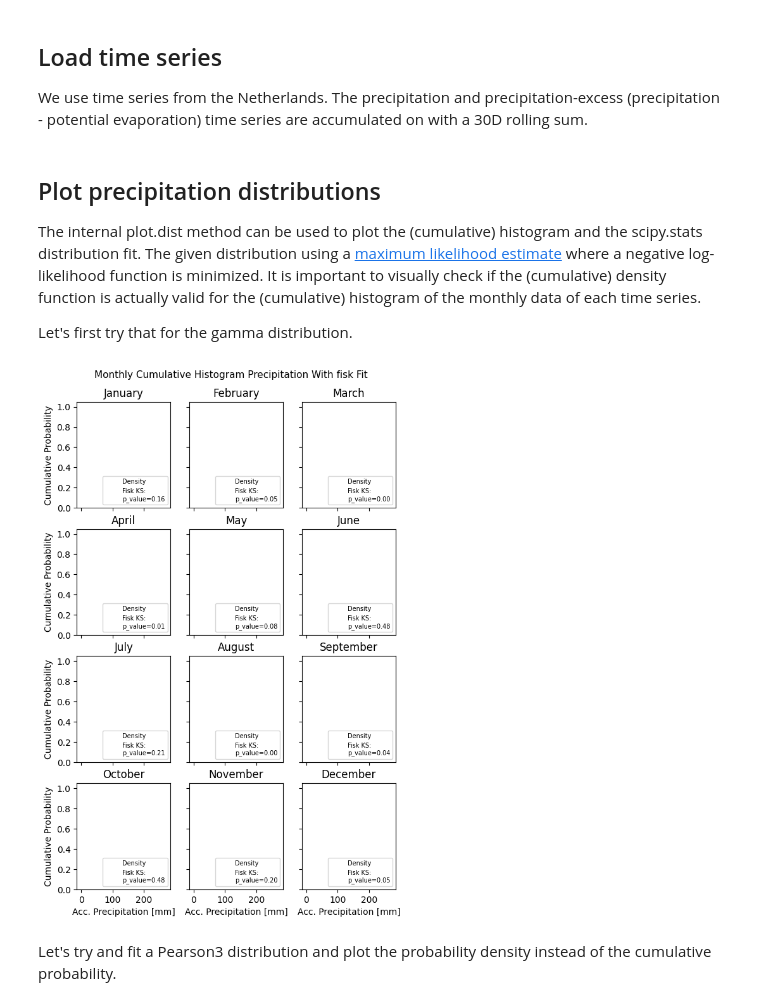
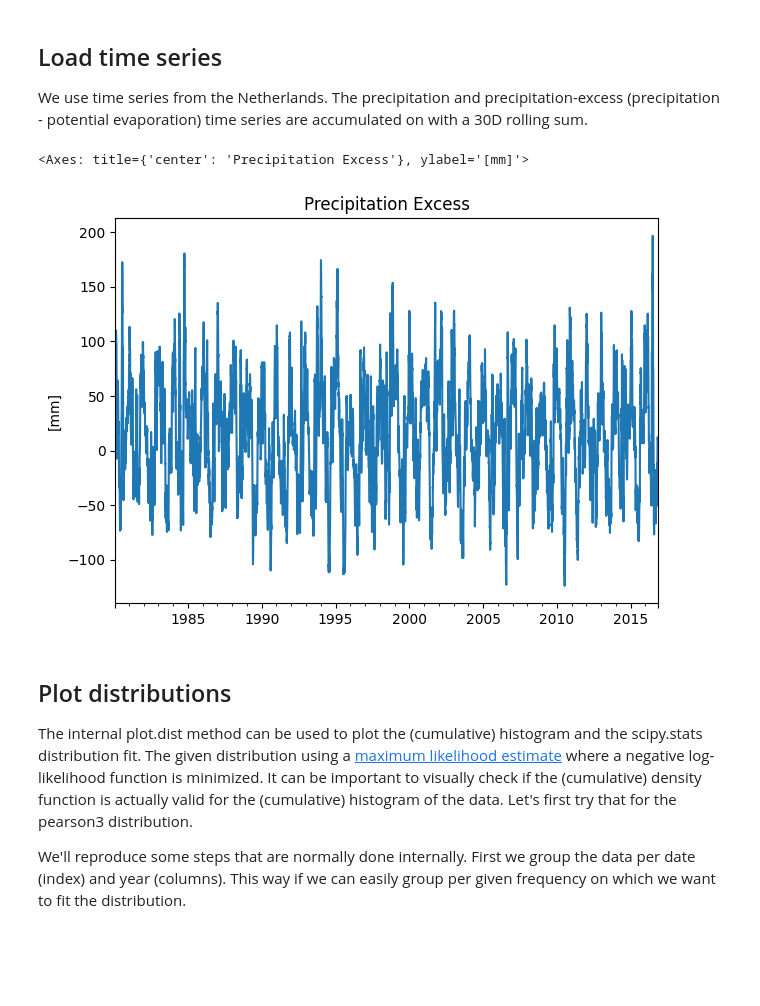
Before and after one commit to martinvonk/SPEI, a Jupyter notebook: doc/examples/example02_distributions.ipynb, the cells around one changed output. Cells and saved outputs as stored; diff of their text form; code cells hidden in the pictures; blank space fills up the shorter version.

Commit message:
better distribution notebooks

```diff
--- a/doc/examples/example02_distributions.ipynb
+++ b/doc/examples/example02_distributions.ipynb
@@ -18,36 +19,27 @@ We use time series from the Netherlands. The precipitation and precipitation-exc
 # %%
 fileurl = "https://raw.githubusercontent.com/pastas/pastas/master/doc/examples/data"
 rain = (
     pd.read_csv(f"{fileurl}/rain_nb1.csv", index_col=0, parse_dates=True)
     .squeeze()
     .multiply(1e3)
 )  # to mm
 evap = (
     pd.read_csv(f"{fileurl}/evap_nb1.csv", index_col=0, parse_dates=True)
     .squeeze()
     .multiply(1e3)
 )  # to mm
 
 # accumulate time series
 f = 30
 prec = rain.rolling(f"{f}D", min_periods=f).sum().dropna()
 pe = (rain - evap).dropna().rolling(f"{f}D", min_periods=f).sum().dropna()
+pe.plot(xlabel="", ylabel="[mm]", title="Precipitation Excess", figsize=(7, 5))
+# %% [output]
+<Axes: title={'center': 'Precipitation Excess'}, ylabel='[mm]'>
+[figure, added]
 # %% [markdown]
-## Plot precipitation distributions
+## Plot distributions
 
-The internal plot.dist method can be used to plot the (cumulative) histogram and the scipy.stats distribution fit. The given distribution using a [maximum likelihood estimate](https://docs.scipy.org/doc/scipy/reference/generated/scipy.stats.rv_continuous.fit.html#scipy.stats.rv_continuous.fit) where a negative log-likelihood function is minimized. It is important to visually check if the (cumulative) density function is actually valid for the (cumulative) histogram of the monthly data of each time series.
+The internal plot.dist method can be used to plot the (cumulative) histogram and the scipy.stats distribution fit. The given distribution using a [maximum likelihood estimate](https://docs.scipy.org/doc/scipy/reference/generated/scipy.stats.rv_continuous.fit.html#scipy.stats.rv_continuous.fit) where a negative log-likelihood function is minimized. It can be important to visually check if the (cumulative) density function is actually valid for the (cumulative) histogram of the data. Let's first try that for the pearson3 distribution.
 
-Let's first try that for the gamma distribution.
+We'll reproduce some steps that are normally done internally. First we group the data per date (index) and year (columns). This way if we can easily group per given frequency on which we want to fit the distribution.
-# %%
-dist = scs.fisk
-axs = si.plot.dist(prec, dist, cumulative=True)
-plt.suptitle(
-    f"Monthly Cumulative Histogram Precipitation With {dist.name} Fit",
-    y=0.93,
-    fontsize=11,
-)
-[ax.set_xlabel("Acc. Precipitation [mm]") for ax in axs[-1]];
-# %% [output]
-[figure, removed]
-# %% [markdown]
-Let's try and fit a Pearson3 distribution and plot the probability density instead of the cumulative probability.
```
Also changed, not shown: parts of 20 cells of this notebook.
